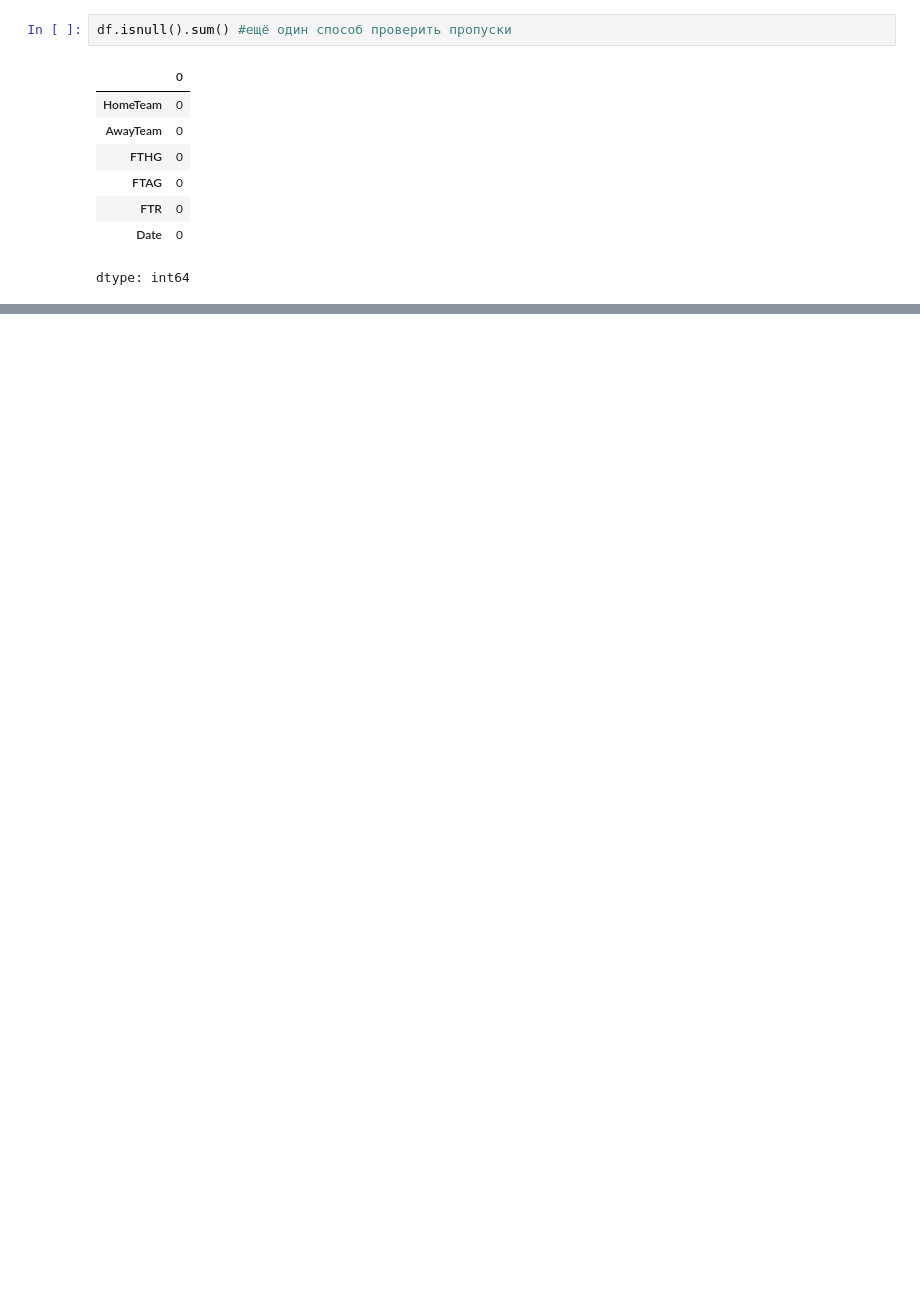
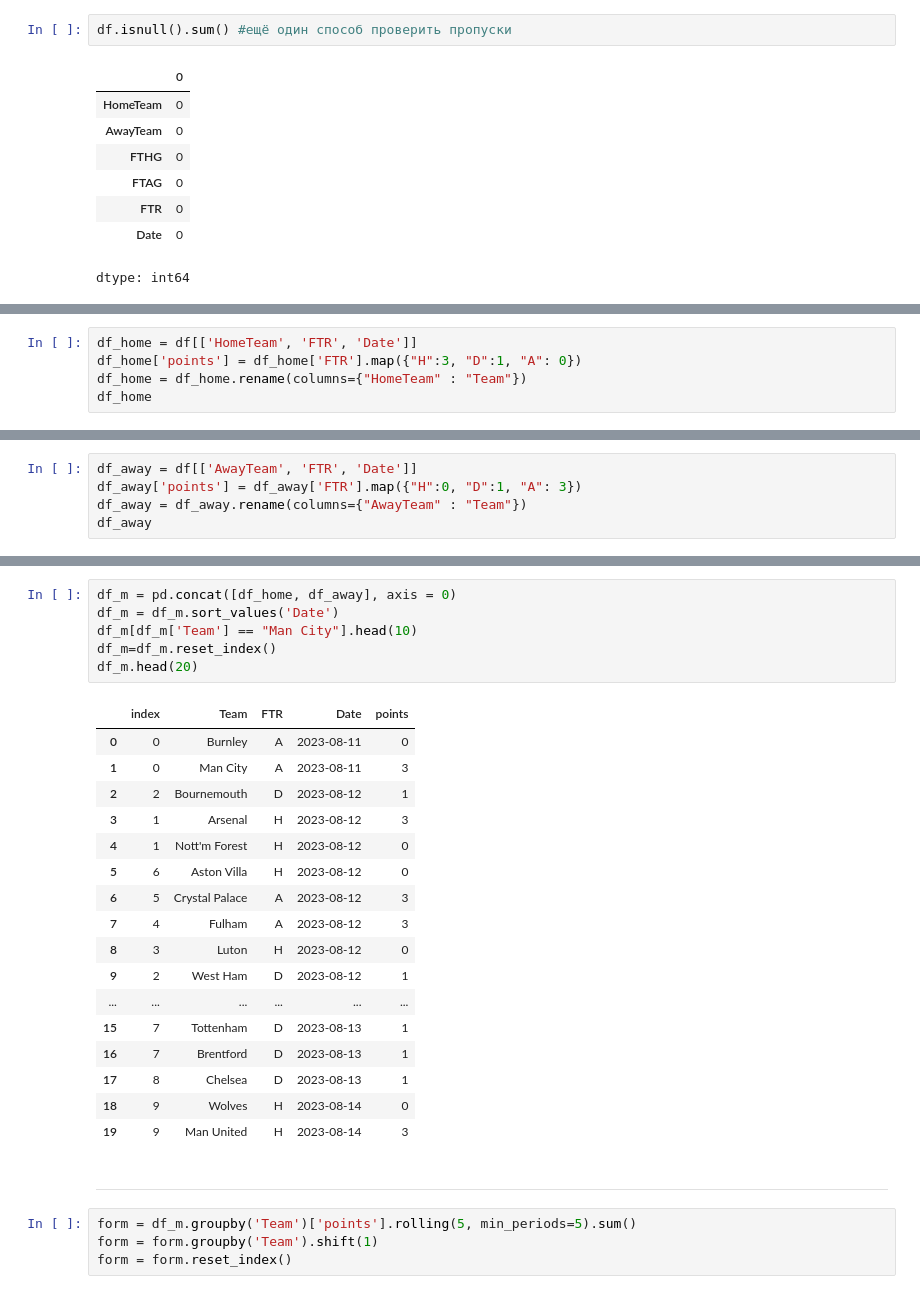
Before and after one commit to rriizz2k/EPL-Match-Predictor, a Jupyter notebook: PL_prediction.ipynb, the cells around one changed output, grey strips where cells are left out. Saved outputs shown, nothing was run; the diff lists cells and outputs as text; blank space fills up the shorter version.

```diff
--- a/PL_prediction.ipynb
+++ b/PL_prediction.ipynb
@@ -141,0 +159,5 @@ ValueError: Columns must be same length as key
+# %%
+df_home = df[['HomeTeam', 'FTR', 'Date']]
+df_home['points'] = df_home['FTR'].map({"H":3, "D":1, "A": 0})
+df_home = df_home.rename(columns={"HomeTeam" : "Team"})
+df_home
@@ -141,0 +183,5 @@ ValueError: Columns must be same length as key
+# %%
+df_away = df[['AwayTeam', 'FTR', 'Date']]
+df_away['points'] = df_away['FTR'].map({"H":0, "D":1, "A": 3})
+df_away = df_away.rename(columns={"AwayTeam" : "Team"})
+df_away
@@ -141,0 +207,30 @@ ValueError: Columns must be same length as key
+# %%
+df_m = pd.concat([df_home, df_away], axis = 0)
+df_m = df_m.sort_values('Date')
+df_m[df_m['Team'] == "Man City"].head(10)
+df_m=df_m.reset_index()
+df_m.head(20)
+# %% [output]
+|  | index | Team | FTR | Date | points |
+| 0 | 0 | Burnley | A | 2023-08-11 | 0 |
+| 1 | 0 | Man City | A | 2023-08-11 | 3 |
+| 2 | 2 | Bournemouth | D | 2023-08-12 | 1 |
+| 3 | 1 | Arsenal | H | 2023-08-12 | 3 |
+| 4 | 1 | Nott'm Forest | H | 2023-08-12 | 0 |
+| 5 | 6 | Aston Villa | H | 2023-08-12 | 0 |
+| 6 | 5 | Crystal Palace | A | 2023-08-12 | 3 |
+| 7 | 4 | Fulham | A | 2023-08-12 | 3 |
+| 8 | 3 | Luton | H | 2023-08-12 | 0 |
+| 9 | 2 | West Ham | D | 2023-08-12 | 1 |
+| ... | ... | ... | ... | ... | ... |
+| 15 | 7 | Tottenham | D | 2023-08-13 | 1 |
+| 16 | 7 | Brentford | D | 2023-08-13 | 1 |
+| 17 | 8 | Chelsea | D | 2023-08-13 | 1 |
+| 18 | 9 | Wolves | H | 2023-08-14 | 0 |
+| 19 | 9 | Man United | H | 2023-08-14 | 3 |
+# %% [markdown]
+---
+# %%
+form = df_m.groupby('Team')['points'].rolling(5, min_periods=5).sum()
+form = form.groupby('Team').shift(1)
+form = form.reset_index()
```
Also changed, not shown: parts of 10 cells of this notebook.
